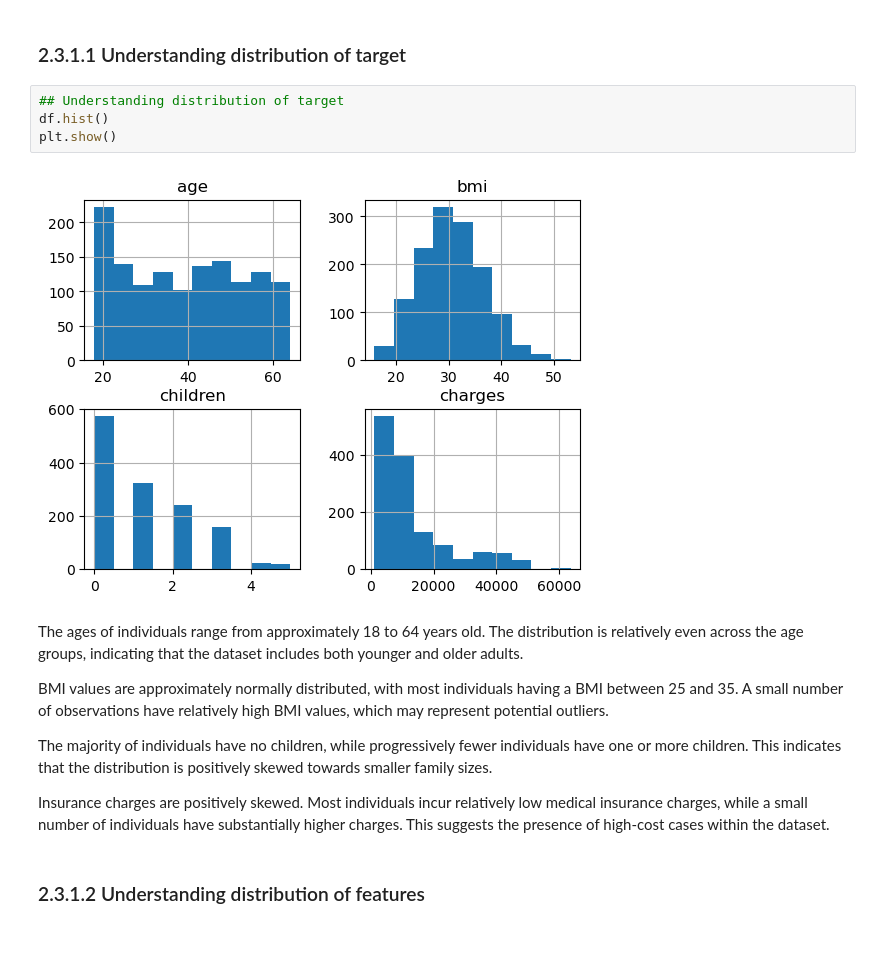
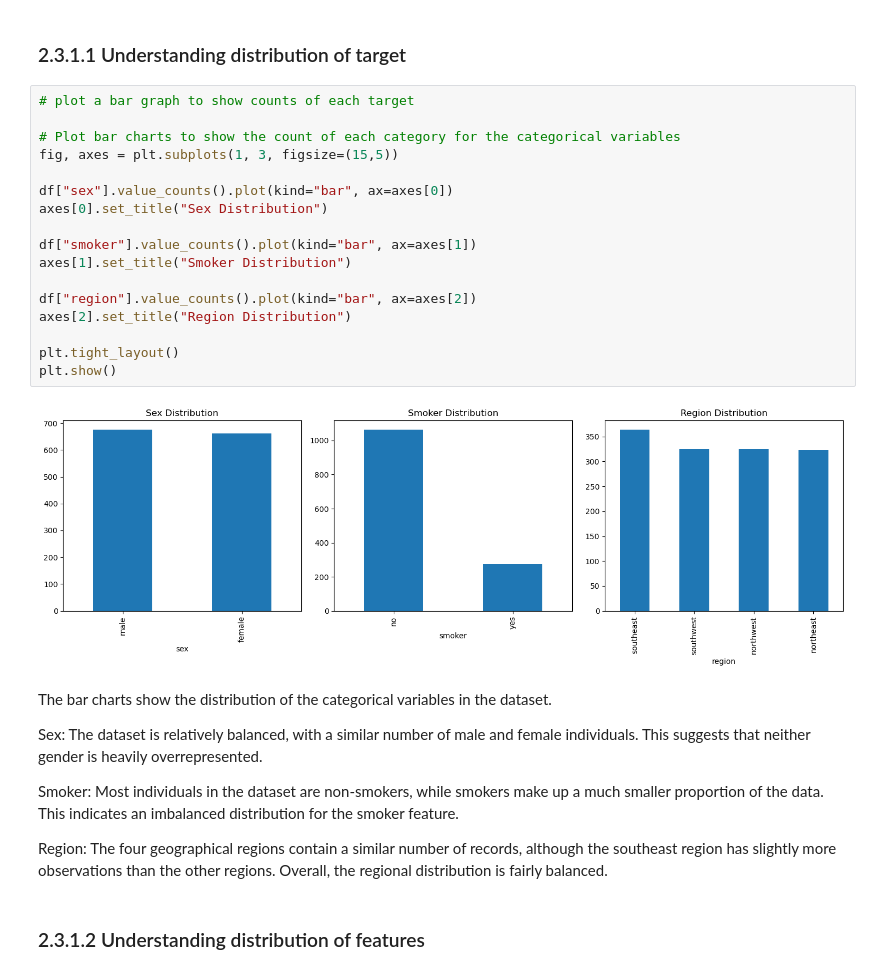
Before and after one commit to melvryan/mldp, a Jupyter notebook: MLDP Program Codes Submission Template.ipynb, the cells around one changed output. Saved outputs shown, nothing was run; the diff lists cells and outputs as text; blank space fills up the shorter version.

```diff
--- a/MLDP Program Codes Submission Template.ipynb
+++ b/MLDP Program Codes Submission Template.ipynb
@@ -145,19 +146,32 @@ df.describe(include='all')
 ### 2.3.1 Understanding distribution of data
 # %% [markdown]
 ### 2.3.1.1 Understanding distribution of target
-# %%
-## Understanding distribution of target
-df.hist()
-plt.show()
-# %% [output]
-[figure, removed]
-# %% [markdown]
-The ages of individuals range from approximately 18 to 64 years old. The distribution is relatively even across the age groups, indicating that the dataset includes both younger and older adults.
-
-BMI values are approximately normally distributed, with most individuals having a BMI between 25 and 35. A small number of observations have relatively high BMI values, which may represent potential outliers.
-
-The majority of individuals have no children, while progressively fewer individuals have one or more children. This indicates that the distribution is positively skewed towards smaller family sizes.
-
-Insurance charges are positively skewed. Most individuals incur relatively low medical insurance charges, while a small number of individuals have substantially higher charges. This suggests the presence of high-cost cases within the dataset.
+# %%
+# plot a bar graph to show counts of each target
+
+# Plot bar charts to show the count of each category for the categorical variables
+fig, axes = plt.subplots(1, 3, figsize=(15,5))
+
+df["sex"].value_counts().plot(kind="bar", ax=axes[0])
+axes[0].set_title("Sex Distribution")
+
+df["smoker"].value_counts().plot(kind="bar", ax=axes[1])
+axes[1].set_title("Smoker Distribution")
+
+df["region"].value_counts().plot(kind="bar", ax=axes[2])
+axes[2].set_title("Region Distribution")
+
+plt.tight_layout()
+plt.show()
+# %% [output]
+[figure, added]
+# %% [markdown]
+The bar charts show the distribution of the categorical variables in the dataset.
+
+Sex: The dataset is relatively balanced, with a similar number of male and female individuals. This suggests that neither gender is heavily overrepresented.
+
+Smoker: Most individuals in the dataset are non-smokers, while smokers make up a much smaller proportion of the data. This indicates an imbalanced distribution for the smoker feature.
+
+Region: The four geographical regions contain a similar number of records, although the southeast region has slightly more observations than the other regions. Overall, the regional distribution is fairly balanced.
 # %% [markdown]
 ### 2.3.1.2 Understanding distribution of features
```
Also changed, not shown: parts of 13 cells of this notebook, 2 other files.
